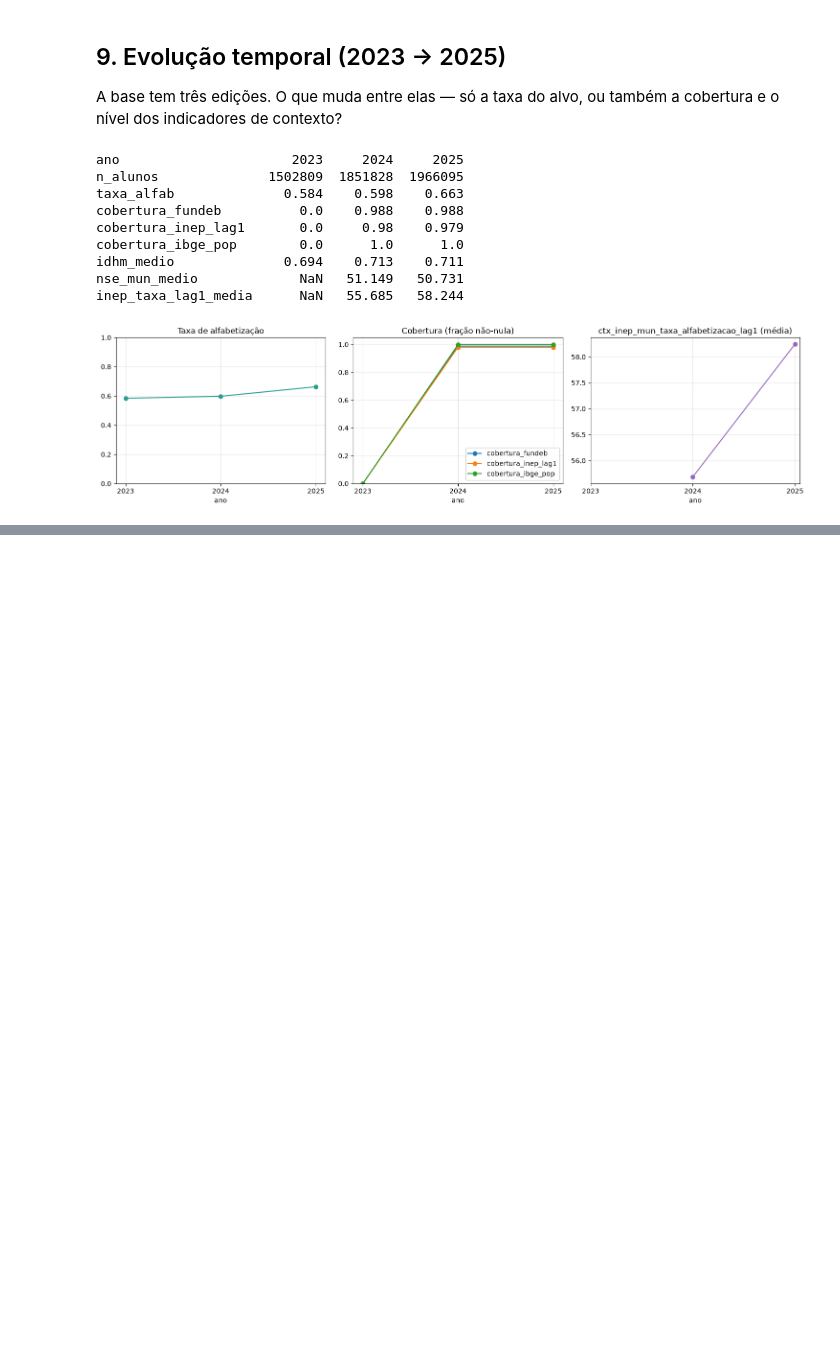
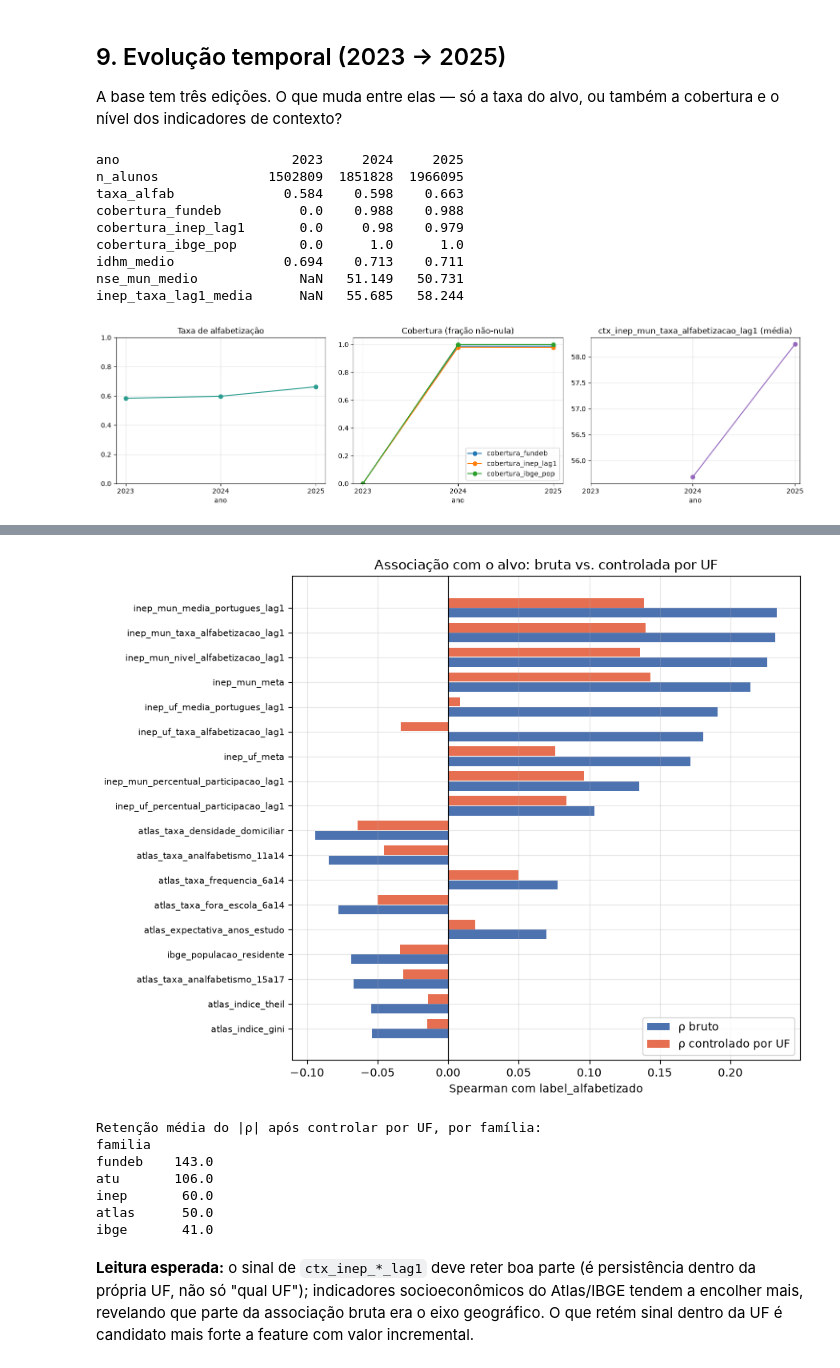
Before and after one commit to matheuscburger/postech-challenge-3, a Jupyter notebook: notebooks/3.0-mc-eda-base-completa.ipynb, the cells around one changed output, grey strips where cells are left out. Cells and saved outputs as stored; diff of their text form; code cells hidden in the pictures; blank space fills up the shorter version.

```diff
--- a/notebooks/3.0-mc-eda-base-completa.ipynb
+++ b/notebooks/3.0-mc-eda-base-completa.ipynb
@@ -729,0 +1079,21 @@ plt.show()
+# %%
+amostra2 = df.sample(n=min(600_000, len(df)), random_state=7)
+
+
+def z_por_grupo(s, grp):
+    m = s.groupby(grp).transform("mean")
+    sd = s.groupby(grp).transform("std")
+    return (s - m) / sd.replace(0, np.nan)
+
+
+rho_bruto, rho_parcial = {}, {}
+for c in CTX_COLS:
+    x = amostra2[c].astype(float)
+    rho_bruto[c] = x.corr(amostra2[ALVO], method="spearman")
+    rho_parcial[c] = z_por_grupo(x, amostra2["id_uf"]).corr(amostra2[ALVO], method="spearman")
+
+comp = pd.DataFrame({"rho_bruto": rho_bruto, "rho_controlado_uf": rho_parcial})
+comp["familia"] = [next(f for f, cols in FAMILIAS.items() if c in cols) for c in comp.index]
+comp["retencao_%"] = (comp["rho_controlado_uf"].abs() / comp["rho_bruto"].abs() * 100)
+comp = comp.reindex(comp["rho_bruto"].abs().sort_values(ascending=False).index)
+comp.head(20).round(3)
@@ -730 +1118,33 @@ plt.show()
+# %%
+top = comp.head(18).iloc[::-1]
+y = np.arange(len(top))
+fig, ax = plt.subplots(figsize=(9, 7))
+ax.barh(y - 0.2, top["rho_bruto"], height=0.38, label="ρ bruto", color="#4c72b0")
+ax.barh(y + 0.2, top["rho_controlado_uf"], height=0.38, label="ρ controlado por UF", color="#e76f51")
+ax.set_yticks(y)
+ax.set_yticklabels([c.split("ctx_")[-1] for c in top.index], fontsize=8)
+ax.axvline(0, color="black", lw=0.8)
+ax.set_xlabel("Spearman com label_alfabetizado")
+ax.set_title("Associação com o alvo: bruta vs. controlada por UF")
+ax.legend()
+plt.tight_layout()
+plt.show()
+
+print("Retenção média do |ρ| após controlar por UF, por família:")
+print(comp.groupby("familia")["retencao_%"].median().round(0).sort_values(ascending=False).to_string())
+# %% [output]
+[figure, added]
+Retenção média do |ρ| após controlar por UF, por família:
+familia
+fundeb    143.0
+atu       106.0
+inep       60.0
+atlas      50.0
+ibge       41.0
+# %% [markdown]
+**Leitura esperada:** o sinal de `ctx_inep_*_lag1` deve reter boa parte (é
+persistência dentro da própria UF, não só "qual UF"); indicadores
+socioeconômicos do Atlas/IBGE tendem a encolher mais, revelando que parte da
+associação bruta era o eixo geográfico. O que retém sinal dentro da UF é
+candidato mais forte a feature com valor incremental.
 # %% [markdown]
```
Also changed, not shown: parts of 20 cells of this notebook, 1 other file.
